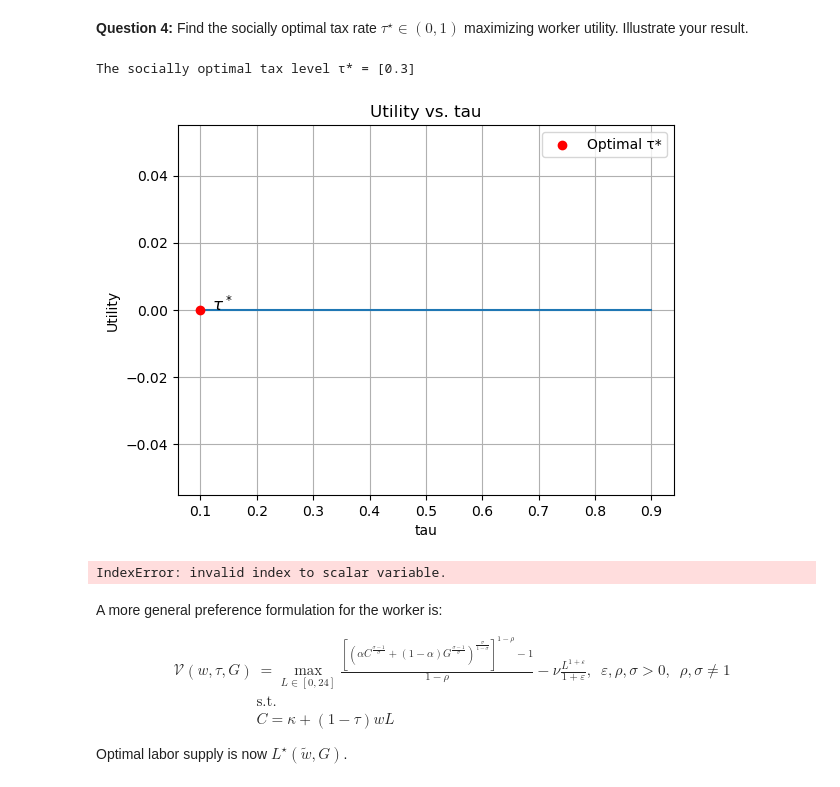
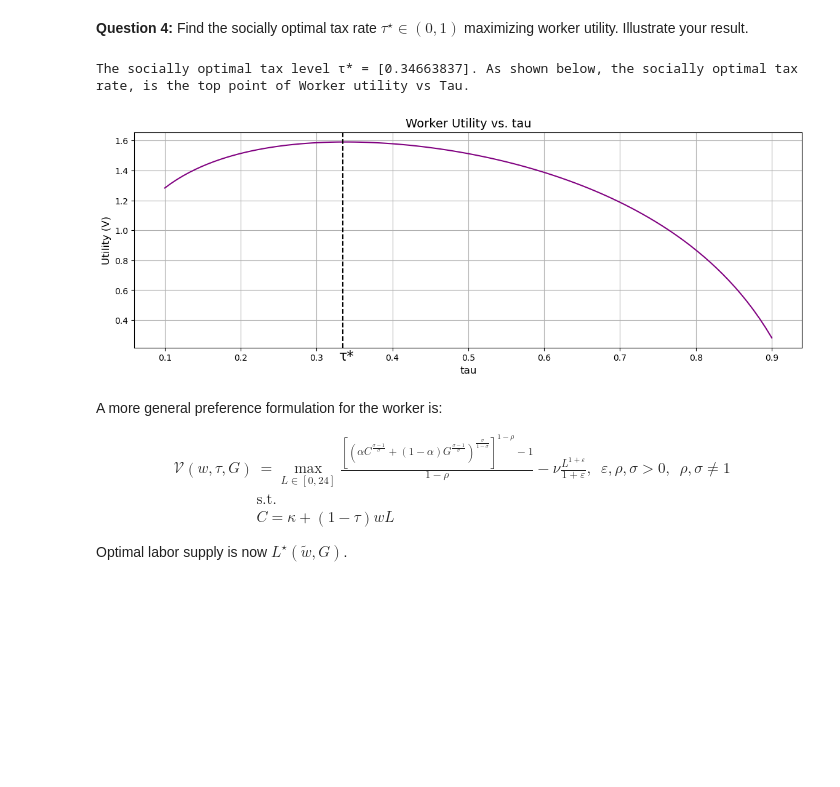
Before and after one commit to NumEconCopenhagen/projects-2023-leif, a Jupyter notebook: Exam/Examenfil.ipynb, the cells around one changed output. Saved outputs shown, nothing was run; the diff lists cells and outputs as text; code cells hidden in the pictures; blank space fills up the shorter version.

```diff
--- a/Exam/Examenfil.ipynb
+++ b/Exam/Examenfil.ipynb
@@ -234,56 +234,58 @@ def new_optimal_labor_choice(w, kappa, alpha, nu):
  # Provide an initial guess for L
     initial_guess = 0.3
 
     # Use numerical optimization to find the maximum of the utility function
     result_tau = minimize(objective_tau, x0=initial_guess, bounds=[possible_tax])
 
     return result_tau.x
 
 tau_star = new_optimal_labor_choice(w, kappa, alpha, nu)
-print(f"The socially optimal tax level τ* = {tau_star}")
-
+print(f"The socially optimal tax level τ* = {tau_star}. As shown below, the socially optimal tax rate, is the top point of Worker utility vs Tau.")
 
 
 # Grid of tau values
 tau_values = np.linspace(0.1, 0.9, 100)
 
 # Initialize array to store utility values
 utility_values = np.zeros_like(tau_values)
 
 # Calculate utility for each tau value
 for i, tau in enumerate(tau_values):
     # Calculate optimal labor supply choice (L*)
-    L_star = new_optimal_labor_choice(w, kappa, alpha, nu)
+    L_star = optimal_labor_choice(w, tau, G, kappa, alpha, nu)
 
-    # Calculate utility
-    utility = new_utility_function(L_star, w, tau, kappa, alpha, nu)
+    # Calculate government consumption (G)
+    G = tau * w * L_star * ((1 - tau)*w)
 
-    # Store the utility value, ensuring non-negative values
-    utility_values[i] = max(utility, 0)
+    # Calculate utility (V)
+    utility = utility_function(L_star, w, tau, G, kappa, alpha, nu)
+
+    # Store the utility value
+    utility_values[i] = utility
 
 # Find the index of the maximum utility
 max_utility_index = np.argmax(utility_values)
-
-# Get the corresponding optimal tax rate
-optimal_tau = tau_values[max_utility_index]
-optimal_utility = utility_values[max_utility_index]
+max_utility_tau = tau_values[max_utility_index]
+max_utility_value = utility_values[max_utility_index]
 
 # Plotting the results
-plt.plot(tau_values, utility_values)
-plt.scatter(optimal_tau, optimal_utility, color='r', label='Optimal τ*', zorder=5)
-plt.annotate(r'$\tau^*$', xy=(optimal_tau, optimal_utility), xytext=(optimal_tau + 0.02, optimal_utility), color='black', fontsize=12)
-plt.xlabel('tau')
-plt.ylabel('Utility')
-plt.title('Utility vs. tau')
-plt.legend()
+plt.figure(figsize=(14, 10))
+plt.subplot(2, 1, 2)
+plt.plot(tau_values, utility_values, color='purple')
+plt.xlabel('tau', fontsize=12)
+plt.ylabel('Utility (V)', fontsize=12)
+plt.title('Worker Utility vs. tau', fontsize=14)
 plt.grid(True)
+
+# Add a vertical line at the top point
+plt.axvline(x=max_utility_tau, color='black', linestyle='--')
+plt.annotate('τ*', xy=(max_utility_tau, max_utility_value), xytext=(max_utility_tau - 0.005, max_utility_value - 1.46), color='black', fontsize=16)
+
+# Show the plot
 plt.show()
-
-print(f"The socially optimal tax level τ* = {optimal_tau[0]}")
 # %% [output]
-The socially optimal tax level τ* = [0.3]
+The socially optimal tax level τ* = [0.34663837]. As shown below, the socially optimal tax rate, is the top point of Worker utility vs Tau.
-[figure, old version]
+[figure, new version]
-IndexError: invalid index to scalar variable.
 # %% [markdown]
 A more general preference formulation for the worker is:
 
```
Also changed, not shown: parts of 3 cells of this notebook.
